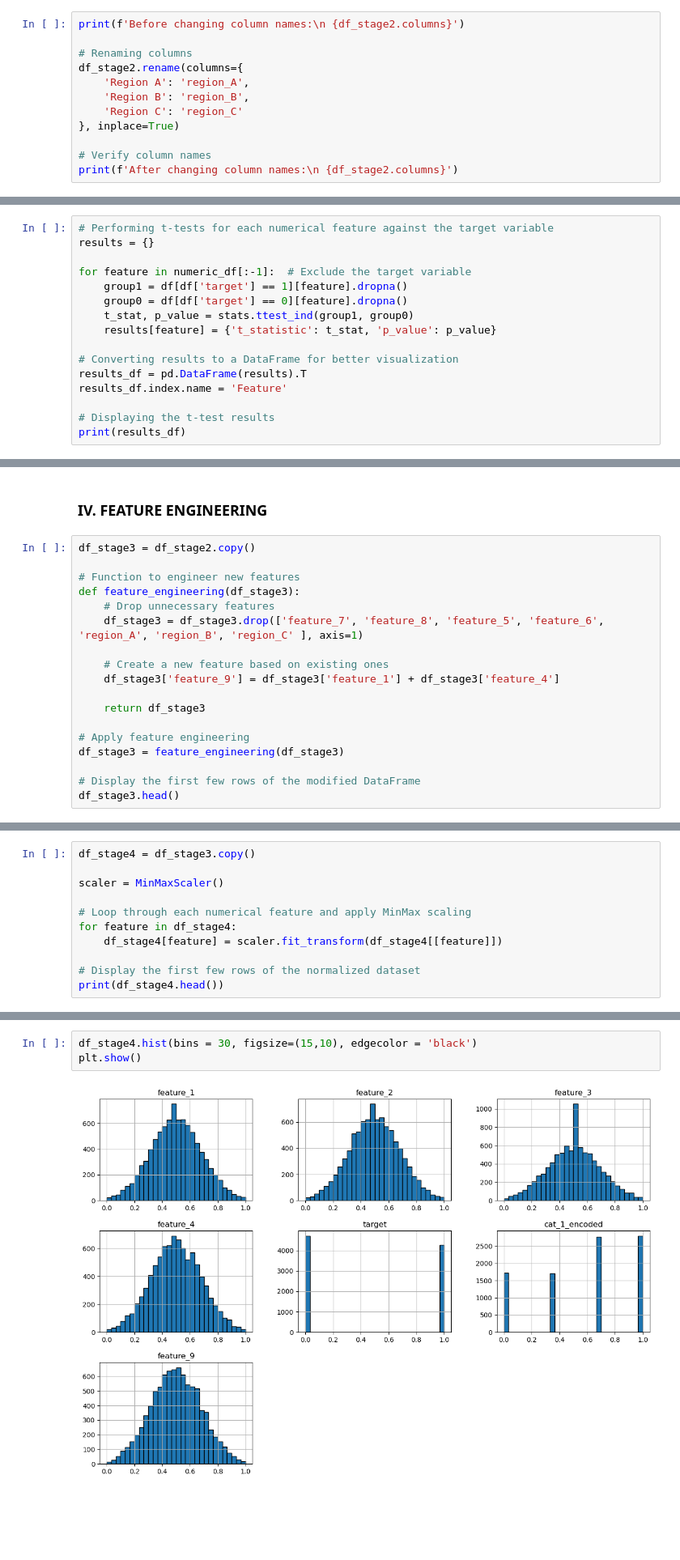
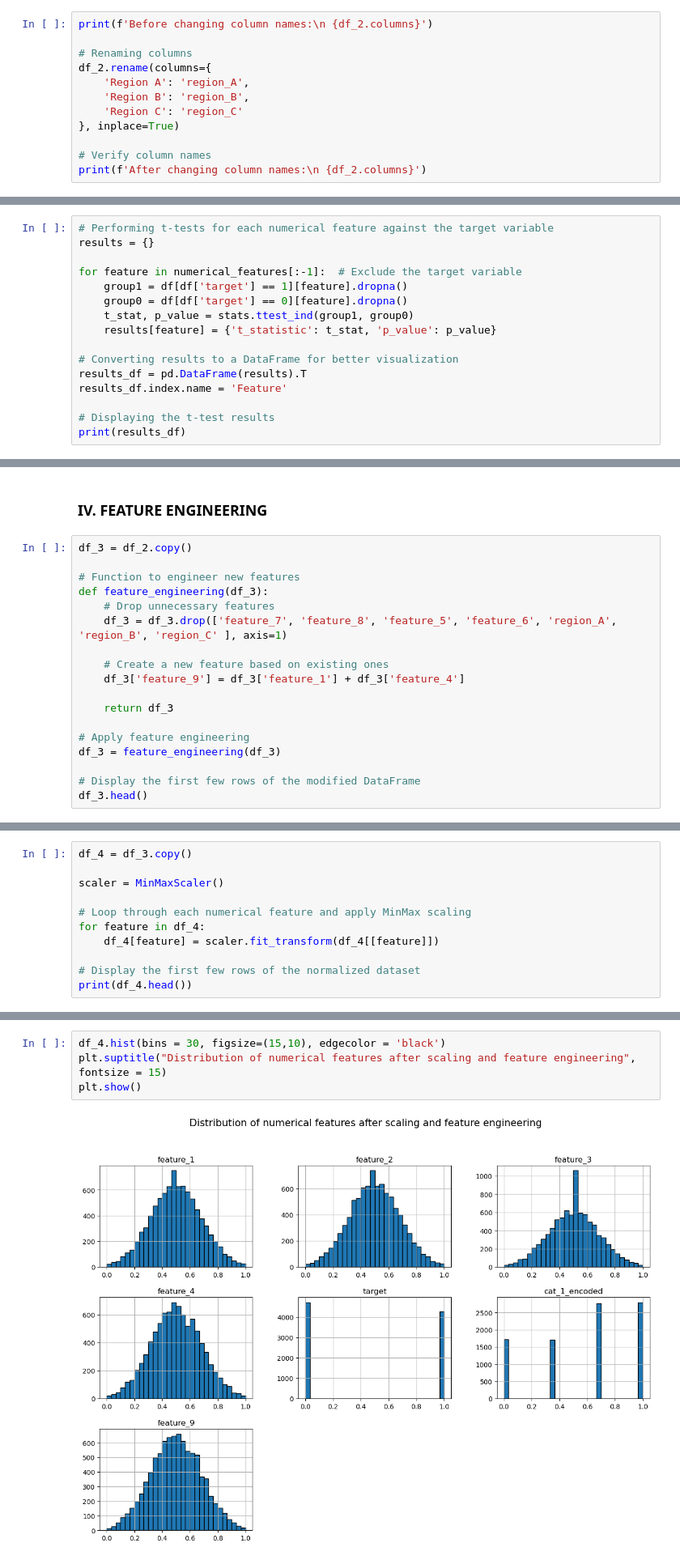
Before and after one commit to Montasir00/Ml_final_project, a Jupyter notebook: Final_Project.ipynb, the cells around one changed output, grey strips where cells are left out. Shown at 81% size. Saved outputs shown, nothing was run; the diff lists cells and outputs as text; blank space fills up the shorter version.

```diff
--- a/Final_Project.ipynb
+++ b/Final_Project.ipynb
@@ -409,17 +435,17 @@ df_stage2.head()
 | 3 | 1.523030 | 2.657560 | -2.461653 | 2.649051 | 0.882201 | 3.445638 | 2.120913 | 3.409035 | 1 | ... |
 | 4 | -0.234153 | -0.499391 | 0.576097 | -0.441656 | 0.610601 | 0.211425 | 0.935759 | -0.401463 | 0 | ... |
 # %%
-print(f'Before changing column names:\n {df_stage2.columns}')
+print(f'Before changing column names:\n {df_2.columns}')
 
 # Renaming columns
-df_stage2.rename(columns={
+df_2.rename(columns={
     'Region A': 'region_A',
     'Region B': 'region_B',
     'Region C': 'region_C'
 }, inplace=True)
 
 # Verify column names
-print(f'After changing column names:\n {df_stage2.columns}')
+print(f'After changing column names:\n {df_2.columns}')
 # %% [output]
 Before changing column names:
  Index(['feature_1', 'feature_2', 'feature_3', 'feature_4', 'feature_5',
@@ -496,7 +525,7 @@ plt.show()
 # Performing t-tests for each numerical feature against the target variable
 results = {}
 
-for feature in numeric_df[:-1]:  # Exclude the target variable
+for feature in numerical_features[:-1]:  # Exclude the target variable
     group1 = df[df['target'] == 1][feature].dropna()
     group0 = df[df['target'] == 0][feature].dropna()
     t_stat, p_value = stats.ttest_ind(group1, group0)
@@ -548,23 +577,23 @@ category_2        1.319349  0.51702
 # %% [markdown]
 ### IV. FEATURE ENGINEERING
 # %%
-df_stage3 = df_stage2.copy()
+df_3 = df_2.copy()
 
 # Function to engineer new features
-def feature_engineering(df_stage3):
+def feature_engineering(df_3):
     # Drop unnecessary features
-    df_stage3 = df_stage3.drop(['feature_7', 'feature_8', 'feature_5', 'feature_6', 'region_A', 'region_B', 'region_C' ], axis=1)
+    df_3 = df_3.drop(['feature_7', 'feature_8', 'feature_5', 'feature_6', 'region_A', 'region_B', 'region_C' ], axis=1)
 
     # Create a new feature based on existing ones
-    df_stage3['feature_9'] = df_stage3['feature_1'] + df_stage3['feature_4']
+    df_3['feature_9'] = df_3['feature_1'] + df_3['feature_4']
 
-    return df_stage3
+    return df_3
 
 # Apply feature engineering
-df_stage3 = feature_engineering(df_stage3)
+df_3 = feature_engineering(df_3)
 
 # Display the first few rows of the modified DataFrame
-df_stage3.head()
+df_3.head()
 # %% [output]
 |  | feature_1 | feature_2 | feature_3 | feature_4 | target | cat_1_encoded | feature_9 |
 | 0 | 0.496714 | 1.146509 | -0.648521 | 0.833005 | 1 | 0 | 1.329719 |
@@ -573,15 +602,15 @@ df_stage3.head()
 | 3 | 1.523030 | 2.657560 | -2.461653 | 2.649051 | 1 | 2 | 4.172081 |
 | 4 | -0.234153 | -0.499391 | 0.576097 | -0.441656 | 0 | 1 | -0.675810 |
 # %%
-df_stage4 = df_stage3.copy()
+df_4 = df_3.copy()
 
 scaler = MinMaxScaler()
 
 # Loop through each numerical feature and apply MinMax scaling
-for feature in df_stage4:
-    df_stage4[feature] = scaler.fit_transform(df_stage4[[feature]])
+for feature in df_4:
+    df_4[feature] = scaler.fit_transform(df_4[[feature]])
 
 # Display the first few rows of the normalized dataset
-print(df_stage4.head())
+print(df_4.head())
 # %% [output]
    feature_1  feature_2  feature_3  feature_4  target  cat_1_encoded  \
@@ -598,9 +627,10 @@ print(df_stage4.head())
 3   0.754375
 4   0.458255
 # %%
-df_stage4.hist(bins = 30, figsize=(15,10), edgecolor = 'black')
+df_4.hist(bins = 30, figsize=(15,10), edgecolor = 'black')
+plt.suptitle("Distribution of numerical features after scaling and feature engineering", fontsize = 15)
 plt.show()
 # %% [output]
-[figure, old version]
+[figure, new version]
 # %% [markdown]
 ### V. Modeling
```
Also changed, not shown: parts of 43 cells of this notebook, 1 other file.
